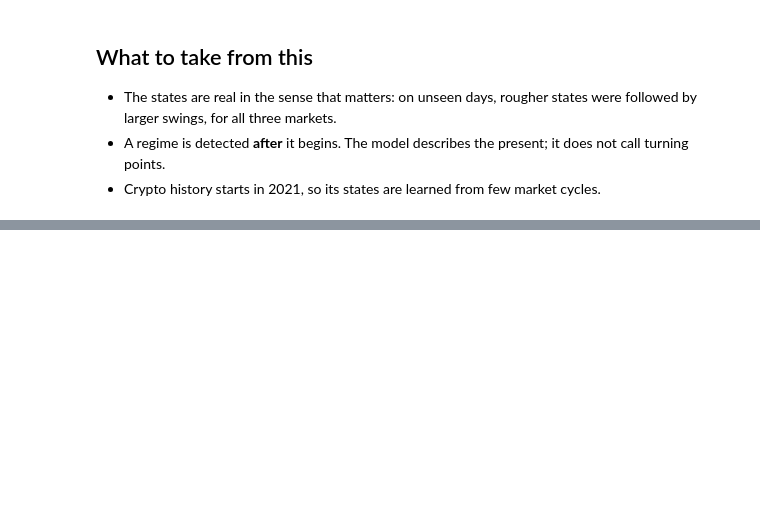
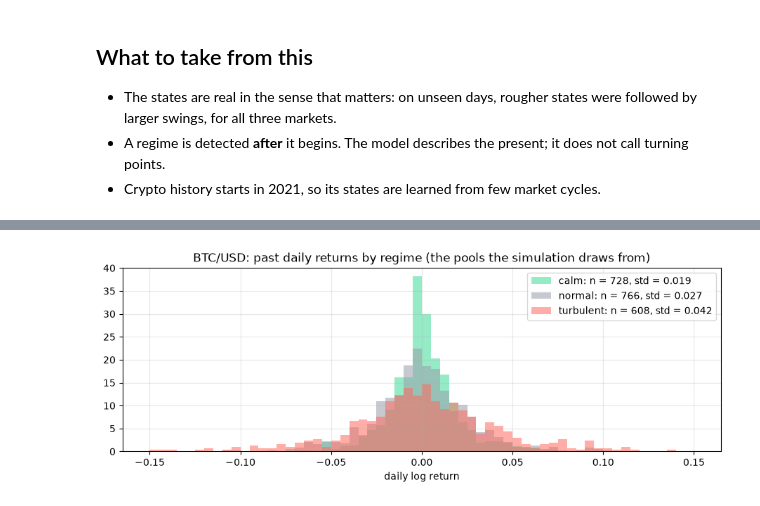
Before and after one commit to LouSens/RADAR, a Jupyter notebook: notebooks/02_state_and_range.ipynb, the cells around one changed output, grey strips where cells are left out. Cells and saved outputs as stored; diff of their text form; code cells hidden in the pictures; blank space fills up the shorter version.

```diff
--- a/notebooks/02_regime.ipynb
+++ b/notebooks/02_state_and_range.ipynb
@@ -234,0 +273,27 @@ pd.DataFrame(
+# %%
+import matplotlib.pyplot as plt
+import numpy as np
+import pandas as pd
+from sqlalchemy import select
+
+from radar.db.models import CalibrationReport
+from radar.db.session import make_engine, session_scope
+from radar.models import calibration, regime, simulator
+from radar.pipelines import simulation as job
+from radar.pipelines.datasets import build_regime_observations
+from radar.pipelines.regime import current_model
+from radar.universe import get_universe
+
+plt.rcParams.update({"figure.figsize": (11, 3.4), "axes.grid": True, "grid.alpha": 0.3})
+pd.set_option("display.float_format", lambda v: f"{v:.4f}")
+engine, universe = make_engine(), get_universe()
+asset = universe.get("BTC/USD")
+
+with session_scope(engine) as session:
+    observations = build_regime_observations(session, asset)
+    model = regime.RegimeModel.model_validate(current_model(session, asset.symbol).params)
+    run = job.latest(session, asset.symbol)
+    stored_paths = job.decode_paths(run)
+    stored = {"seed": run.seed, "as_of": run.as_of, "start_price": run.start_price, "n_paths": run.n_paths,
+              "horizons": run.horizons}
+    reports = pd.read_sql(select(CalibrationReport), session.connection())
@@ -234,0 +305,14 @@ pd.DataFrame(
+# %%
+clean = observations.dropna(subset=list(regime.FEATURES))
+probabilities = regime.filtered_probabilities(model, clean).to_numpy()
+returns = clean["ret"].to_numpy()
+pools, thin = simulator.build_pools(returns, probabilities.argmax(axis=1), model.n_states)
+
+fig, ax = plt.subplots()
+bins = np.linspace(-0.15, 0.15, 61)
+for label, pool, colour in zip(model.labels, pools, ("#3ddc97", "#9a9daa", "#ff6b5e")):
+    ax.hist(pool, bins=bins, density=True, alpha=0.55, color=colour, label=f"{label}: n = {len(pool):,}, std = {pool.std():.3f}")
+ax.set(title=f"{asset.symbol}: past daily returns by regime (the pools the simulation draws from)", xlabel="daily log return")
+ax.legend();
+# %% [output]
+[figure, added]
```
Also changed, not shown: parts of 17 cells of this notebook, 30 other files.
